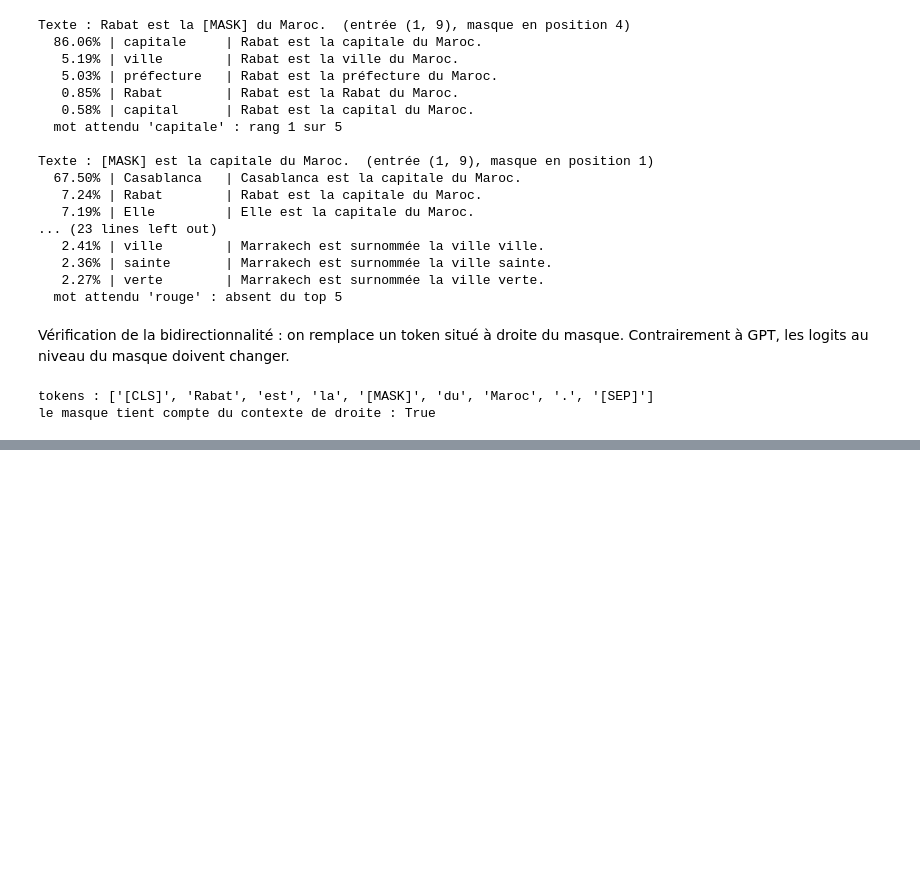
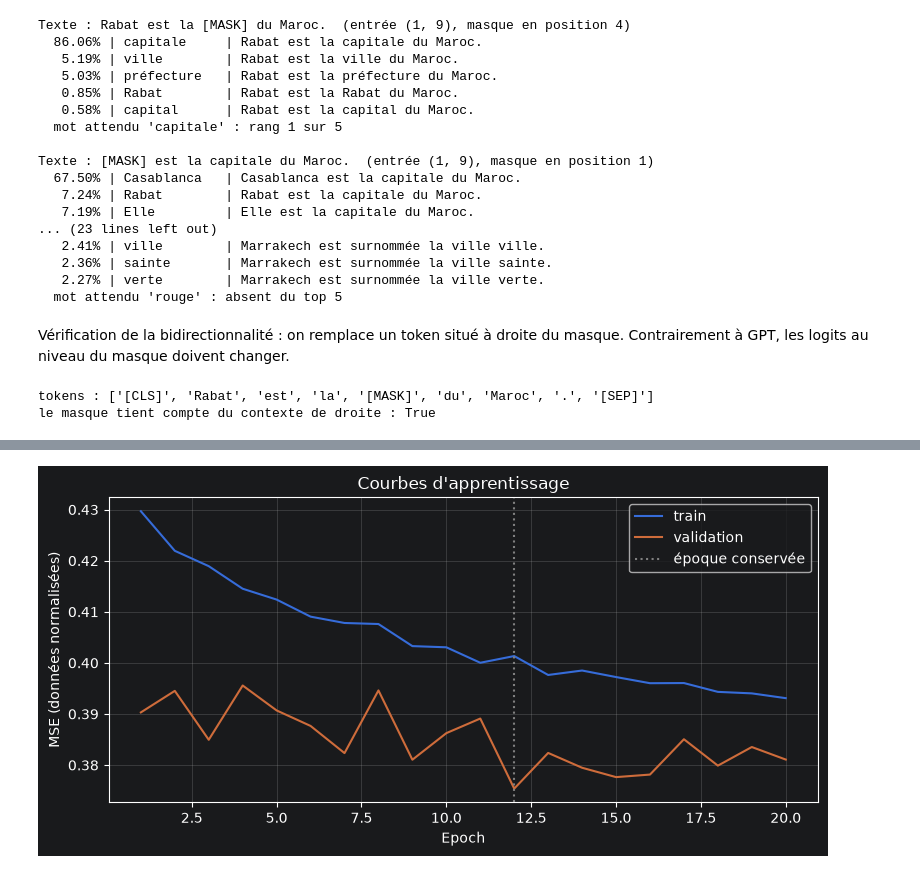
Before and after one commit to MostafaHDfMeR/TP_N4_Architecture-Transformer, a Jupyter notebook: Architecture Transformer.ipynb, the cells around one changed output, grey strips where cells are left out. Cells and saved outputs as stored; diff of their text form; code cells hidden in the pictures; blank space fills up the shorter version.

```diff
--- a/Architecture Transformer.ipynb
+++ b/Architecture Transformer.ipynb
@@ -670,0 +674,14 @@ le masque tient compte du contexte de droite : True
+# %%
+SEED = 42
+torch.manual_seed(SEED)
+np.random.seed(SEED)
+
+device = torch.device("cuda" if torch.cuda.is_available() else "cpu")
+
+CHEMIN = "household_power_consumption.txt"
+FENETRE = 24          # nombre d'heures lues par le modèle
+BATCH_SIZE = 64
+EPOCHS = 20           # maximum demandé par l'énoncé
+LR = 1e-3
+
+print("PyTorch", torch.__version__, "| device :", device)
@@ -670,0 +856,56 @@ le masque tient compte du contexte de droite : True
+# %%
+import copy
+
+critere = nn.MSELoss()
+optimiseur = torch.optim.Adam(modele.parameters(), lr=LR)
+
+
+def passe(modele, loader, optimiseur=None):
+    # Une passe sur `loader`. Avec un optimiseur : entraînement, sinon évaluation.
+    entrainement = optimiseur is not None
+    modele.train(entrainement)
+    somme, n = 0.0, 0
+    with torch.set_grad_enabled(entrainement):
+        for xb, yb in loader:
+            xb, yb = xb.to(device), yb.to(device)
+            perte = critere(modele(xb), yb)
+            if entrainement:
+                optimiseur.zero_grad()
+                perte.backward()
+                optimiseur.step()
+            somme += perte.item() * len(xb)
+            n += len(xb)
+    return somme / n
+
+
+hist_train, hist_val = [], []
+meilleure_val, meilleure_epoch, meilleurs_poids = float("inf"), 0, None
+
+for epoch in range(1, EPOCHS + 1):
+    perte_train = passe(modele, train_loader, optimiseur)
+    perte_val = passe(modele, val_loader)
+    hist_train.append(perte_train)
+    hist_val.append(perte_val)
+
+    marque = ""
+    if perte_val < meilleure_val:
+        meilleure_val, meilleure_epoch = perte_val, epoch
+        meilleurs_poids = copy.deepcopy(modele.state_dict())
+        marque = "  <- meilleur modèle"
+    print(f"Epoch {epoch:2d} | MSE train : {perte_train:.4f} | MSE val : {perte_val:.4f}{marque}")
+
+modele.load_state_dict(meilleurs_poids)
+print(f"\nModèle conservé : époque {meilleure_epoch} (MSE val normalisée = {meilleure_val:.4f})")
+
+plt.figure(figsize=(8, 4))
+plt.plot(range(1, EPOCHS + 1), hist_train, label="train")
+plt.plot(range(1, EPOCHS + 1), hist_val, label="validation")
+plt.axvline(meilleure_epoch, color="gray", linestyle=":", label="époque conservée")
+plt.xlabel("Epoch")
+plt.ylabel("MSE (données normalisées)")
+plt.title("Courbes d'apprentissage")
+plt.legend()
+plt.grid(True, alpha=0.3)
+plt.tight_layout()
+plt.show()
+# %% [output]
@@ -670,0 +929 @@ le masque tient compte du contexte de droite : True
+[figure, added]
```
Also changed, not shown: parts of 15 cells of this notebook, 1 other file.
